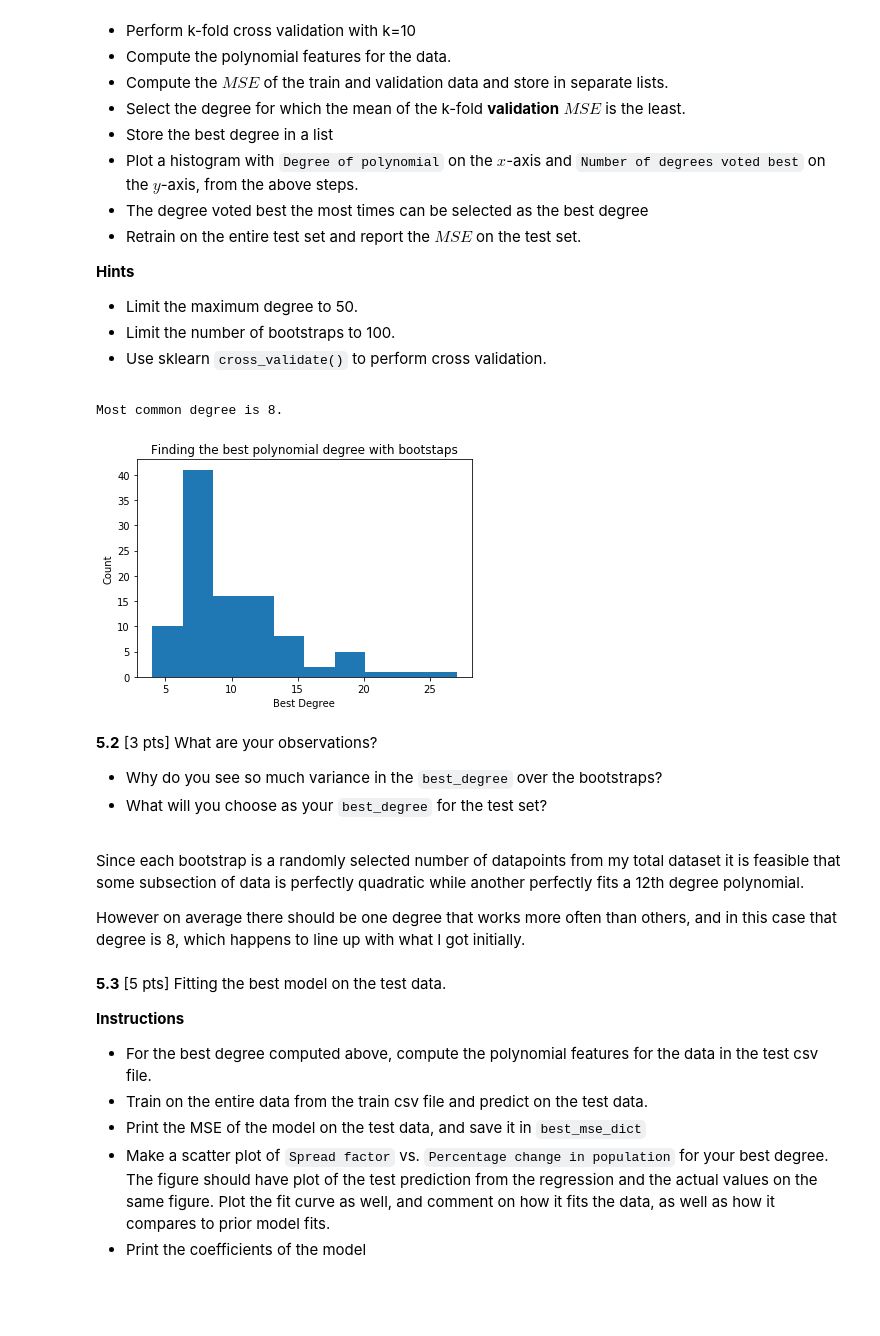
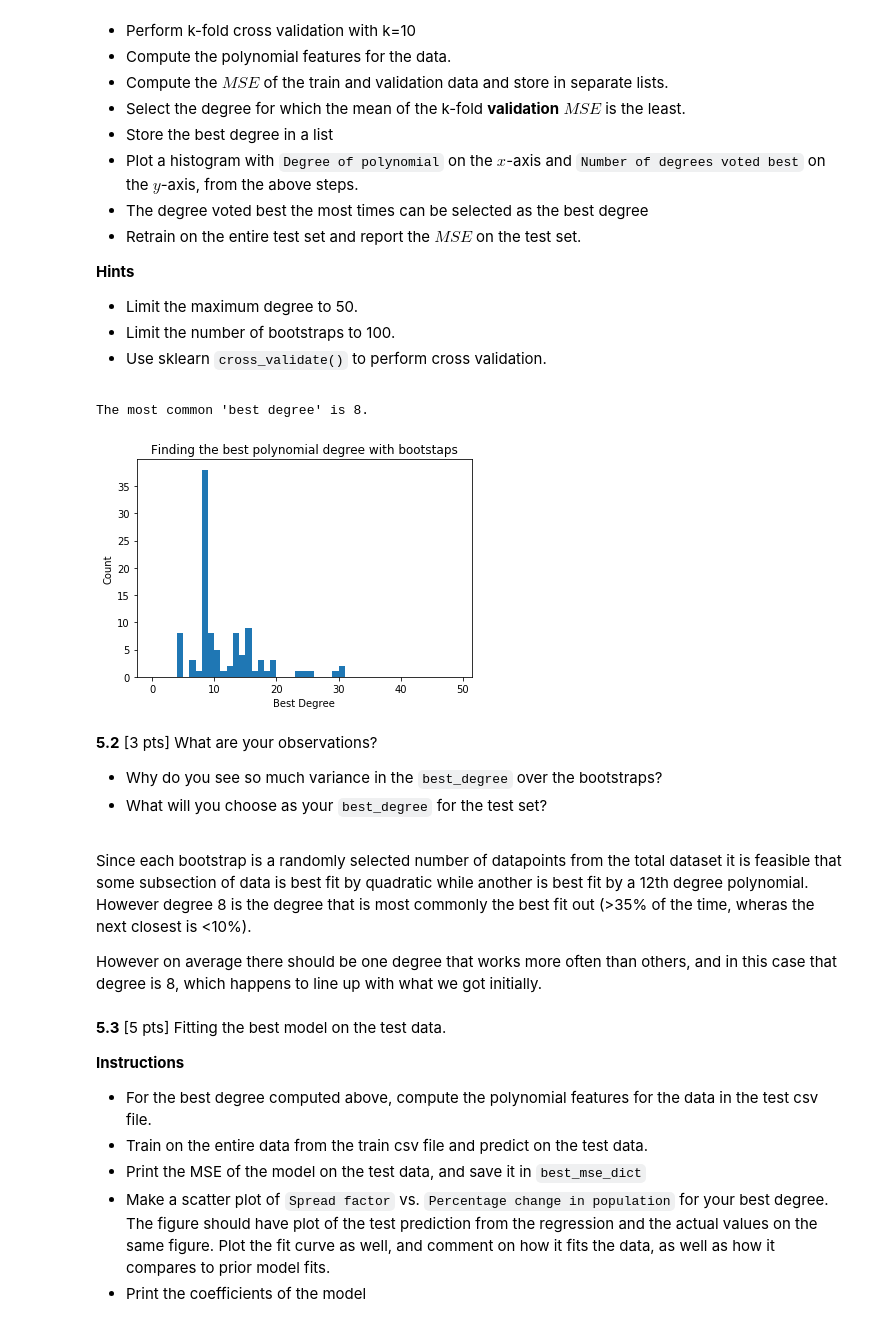
Before and after one commit to llittle/cs209a, a Jupyter notebook: HW3/cs109a_hw3.ipynb, the cells around one changed output. Saved outputs shown, nothing was run; the diff lists cells and outputs as text; code cells hidden in the pictures; blank space fills up the shorter version.

```diff
--- a/HW3/cs109a_hw3.ipynb
+++ b/HW3/cs109a_hw3.ipynb
@@ -326,8 +330,11 @@ for i in range(1,31):
     val_x_poly = PolynomialFeatures(degree=i).fit_transform(val_x)
     train_x_poly = PolynomialFeatures(degree=i).fit_transform(train_x)
 
-    polymodel = LinearRegression()
+    polymodel = LinearRegression(fit_intercept=False)
     polymodel.fit(train_x_poly, train_y)
 
     val_y_pred = polymodel.predict(val_x_poly)
     mse_vals[i] = mean_squared_error(val_y, val_y_pred)
+
+degree = min(mse_vals, key = mse_vals.get)
+print(f"The best fit degree is {degree}, with an MSE of {mse_vals[degree]:.2f}.")
@@ -445,12 +453,12 @@ mse_vals = {}
 for i in range(1,31):
     x_poly = PolynomialFeatures(degree=i).fit_transform(x)
 
-    polymodel = LinearRegression()
+    polymodel = LinearRegression(fit_intercept=False)
     polymodel.fit(x_poly, y)
 
     mse_score = cross_validate(polymodel, x_poly, y, scoring = "neg_mean_squared_error", cv = 10)
     mse_vals[i] = np.mean(np.abs(mse_score['test_score']))
 
 degree = min(mse_vals, key = mse_vals.get)
-print(f"The best fit degree is {degree} with a MSE of {mse_vals[degree]:.2f}.")
+print(f"The best fit degree is {degree} with a cross-validation MSE of {mse_vals[degree]:.2f}.")
 # %% [output]
@@ -602,19 +605,19 @@ for i in range(bootstraps+1):
     new_df = bootstrap(train)
     x = new_df[["Spreading_factor"]]
     y = new_df["Perc_population"]
-    x_poly = PolynomialFeatures(degree=guess_degree).fit_transform(x)
+    #x_poly = PolynomialFeatures(degree=guess_degree).fit_transform(x)
 
     mse_vals = {}
 
     #loop through degree values for bootstrap
     for i in range(1,max_deg+1):
 
-        polymodel = LinearRegression()
-        polymodel.fit(x_poly, y)
+        #polymodel = LinearRegression()
+        #polymodel.fit(x_poly, y)
 
         x_poly = PolynomialFeatures(degree=i).fit_transform(x)
 
-        polymodel = LinearRegression()
+        polymodel = LinearRegression(fit_intercept=False)
         polymodel.fit(x_poly, y)
 
         mse_score = cross_validate(polymodel, x_poly, y, scoring = "neg_mean_squared_error", cv = 10)
@@ -622,15 +625,3 @@ for i in range(bootstraps+1):
 
     #find the best MSE from all degrees
     degree.append(min(mse_vals, key = mse_vals.get))
-
-fig, ax = plt.subplots()
-ax.hist(degree)
-ax.set_xlabel("Best Degree")
-ax.set_ylabel("Count")
-ax.set_title("Finding the best polynomial degree with bootstaps")
-
-best_degree = max(set(degree), key=degree.count)
-print(f"Most common degree is {best_degree}.")
-# %% [output]
-Most common degree is 8.
-[figure, removed]
@@ -639,3 +628,15 @@ Most common degree is 8.
+# %%
+fig, ax = plt.subplots()
+ax.hist(degree, bins = range(0,max_deg))
+ax.set_xlabel("Best Degree")
+ax.set_ylabel("Count")
+ax.set_title("Finding the best polynomial degree with bootstaps")
+
+best_degree = max(set(degree), key=degree.count)
+print(f"The most common 'best degree' is {best_degree}.")
+# %% [output]
+The most common 'best degree' is 8.
+[figure, added]
 # %% [markdown]
 <div class='exercise-r'>
 
@@ -646,9 +647,9 @@ Most common degree is 8.
 
  </div>
 # %% [markdown]
-Since each bootstrap is a randomly selected number of datapoints from my total dataset it is feasible that some subsection of data is perfectly quadratic while another perfectly fits a 12th degree polynomial.
+Since each bootstrap is a randomly selected number of datapoints from the total dataset it is feasible that some subsection of data is best fit by quadratic while another is best fit by a 12th degree polynomial. However degree 8 is the degree that is most commonly the best fit out (>35% of the time, wheras the next closest is <10%).
 
-However on average there should be one degree that works more often than others, and in this case that degree is 8, which happens to line up with what I got initially.
+However on average there should be one degree that works more often than others, and in this case that degree is 8, which happens to line up with what we got initially.
 # %% [markdown]
 <div class='exercise-r'>
 
```
Also changed, not shown: parts of 35 cells of this notebook, 1 other file.
